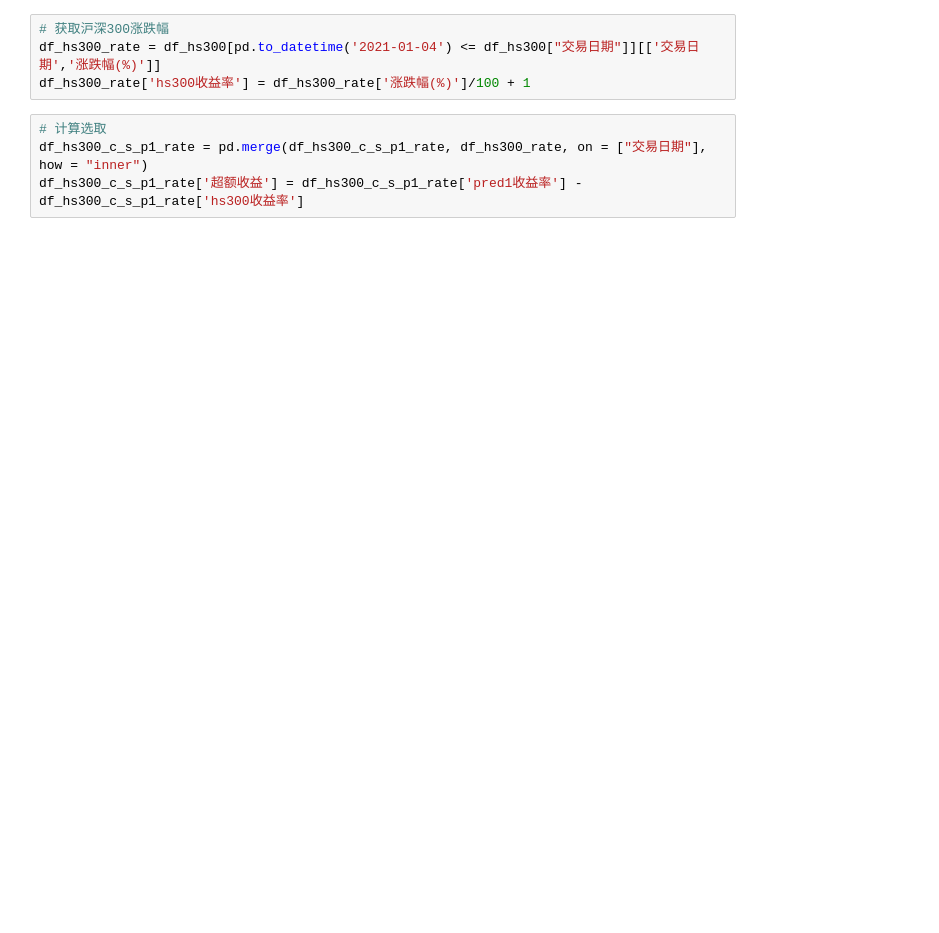
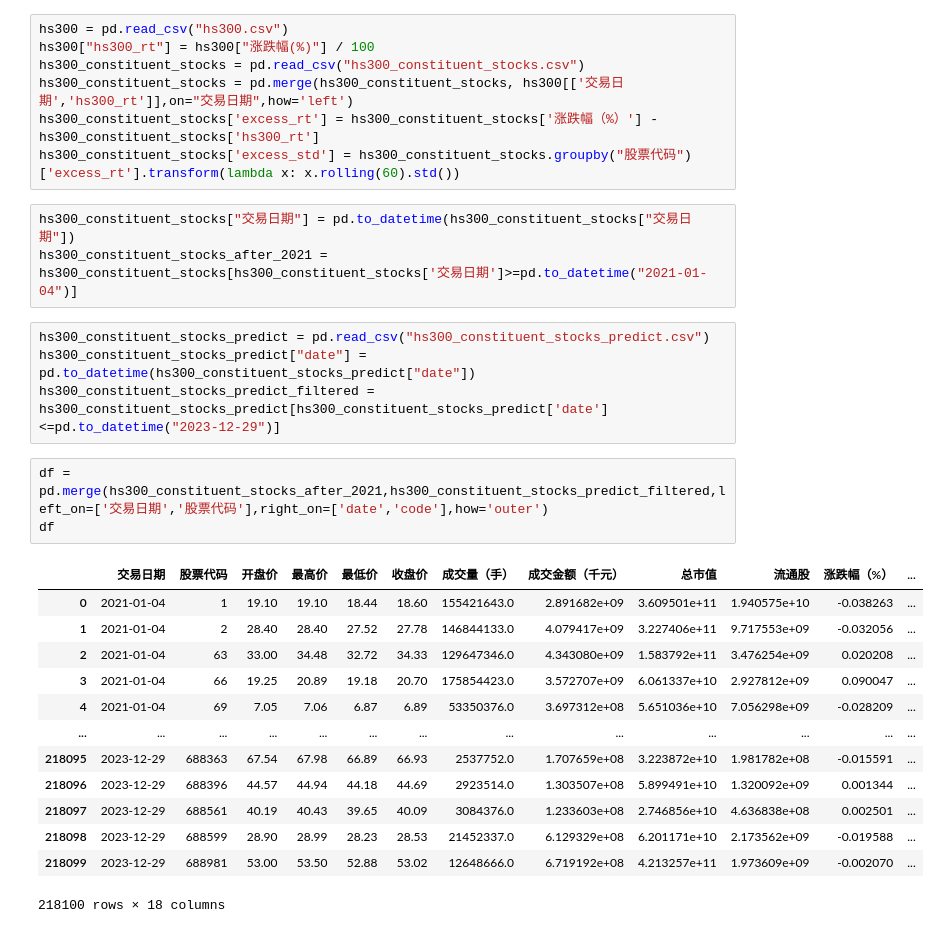
Before and after one commit to Pshower/jiangzehan2025, a Jupyter notebook: q2.ipynb, the cells around one changed output. Drawn from its saved outputs; the diff is of its cells as text; blank space fills up the shorter version.

```diff
--- a/q2.ipynb
+++ b/q2.ipynb
@@ -29,8 +5,31 @@ df_hs300_c_s_p1_rate['pred1收益率'] = df_hs300_c_s_p1_rate['涨跌幅（%）'
-# %%
-# 获取沪深300涨跌幅
-df_hs300_rate = df_hs300[pd.to_datetime('2021-01-04') <= df_hs300["交易日期"]][['交易日期','涨跌幅(%)']]
-df_hs300_rate['hs300收益率'] = df_hs300_rate['涨跌幅(%)']/100 + 1
-# %%
-# 计算选取
-df_hs300_c_s_p1_rate = pd.merge(df_hs300_c_s_p1_rate, df_hs300_rate, on = ["交易日期"], how = "inner")
-df_hs300_c_s_p1_rate['超额收益'] = df_hs300_c_s_p1_rate['pred1收益率'] - df_hs300_c_s_p1_rate['hs300收益率']
+# %%
+hs300 = pd.read_csv("hs300.csv")
+hs300["hs300_rt"] = hs300["涨跌幅(%)"] / 100
+hs300_constituent_stocks = pd.read_csv("hs300_constituent_stocks.csv")
+hs300_constituent_stocks = pd.merge(hs300_constituent_stocks, hs300[['交易日期','hs300_rt']],on="交易日期",how='left')
+hs300_constituent_stocks['excess_rt'] = hs300_constituent_stocks['涨跌幅（%）'] - hs300_constituent_stocks['hs300_rt']
+hs300_constituent_stocks['excess_std'] = hs300_constituent_stocks.groupby("股票代码")['excess_rt'].transform(lambda x: x.rolling(60).std())
+# %%
+hs300_constituent_stocks["交易日期"] = pd.to_datetime(hs300_constituent_stocks["交易日期"])
+hs300_constituent_stocks_after_2021 = hs300_constituent_stocks[hs300_constituent_stocks['交易日期']>=pd.to_datetime("2021-01-04")]
+# %%
+hs300_constituent_stocks_predict = pd.read_csv("hs300_constituent_stocks_predict.csv")
+hs300_constituent_stocks_predict["date"] = pd.to_datetime(hs300_constituent_stocks_predict["date"])
+hs300_constituent_stocks_predict_filtered = hs300_constituent_stocks_predict[hs300_constituent_stocks_predict['date']<=pd.to_datetime("2023-12-29")]
+# %%
+df = pd.merge(hs300_constituent_stocks_after_2021,hs300_constituent_stocks_predict_filtered,left_on=['交易日期','股票代码'],right_on=['date','code'],how='outer')
+df
+# %% [output]
+|  | 交易日期 | 股票代码 | 开盘价 | 最高价 | 最低价 | 收盘价 | 成交量（手） | 成交金额（千元） | 总市值 | 流通股 | 涨跌幅（%） | ... |
+| 0 | 2021-01-04 | 1 | 19.10 | 19.10 | 18.44 | 18.60 | 155421643.0 | 2.891682e+09 | 3.609501e+11 | 1.940575e+10 | -0.038263 | ... |
+| 1 | 2021-01-04 | 2 | 28.40 | 28.40 | 27.52 | 27.78 | 146844133.0 | 4.079417e+09 | 3.227406e+11 | 9.717553e+09 | -0.032056 | ... |
+| 2 | 2021-01-04 | 63 | 33.00 | 34.48 | 32.72 | 34.33 | 129647346.0 | 4.343080e+09 | 1.583792e+11 | 3.476254e+09 | 0.020208 | ... |
+| 3 | 2021-01-04 | 66 | 19.25 | 20.89 | 19.18 | 20.70 | 175854423.0 | 3.572707e+09 | 6.061337e+10 | 2.927812e+09 | 0.090047 | ... |
+| 4 | 2021-01-04 | 69 | 7.05 | 7.06 | 6.87 | 6.89 | 53350376.0 | 3.697312e+08 | 5.651036e+10 | 7.056298e+09 | -0.028209 | ... |
+| ... | ... | ... | ... | ... | ... | ... | ... | ... | ... | ... | ... | ... |
+| 218095 | 2023-12-29 | 688363 | 67.54 | 67.98 | 66.89 | 66.93 | 2537752.0 | 1.707659e+08 | 3.223872e+10 | 1.981782e+08 | -0.015591 | ... |
+| 218096 | 2023-12-29 | 688396 | 44.57 | 44.94 | 44.18 | 44.69 | 2923514.0 | 1.303507e+08 | 5.899491e+10 | 1.320092e+09 | 0.001344 | ... |
+| 218097 | 2023-12-29 | 688561 | 40.19 | 40.43 | 39.65 | 40.09 | 3084376.0 | 1.233603e+08 | 2.746856e+10 | 4.636838e+08 | 0.002501 | ... |
+| 218098 | 2023-12-29 | 688599 | 28.90 | 28.99 | 28.23 | 28.53 | 21452337.0 | 6.129329e+08 | 6.201171e+10 | 2.173562e+09 | -0.019588 | ... |
+| 218099 | 2023-12-29 | 688981 | 53.00 | 53.50 | 52.88 | 53.02 | 12648666.0 | 6.719192e+08 | 4.213257e+11 | 1.973609e+09 | -0.002070 | ... |
+218100 rows × 18 columns
```
Also changed, not shown: parts of 13 cells of this notebook, 5 other files.
